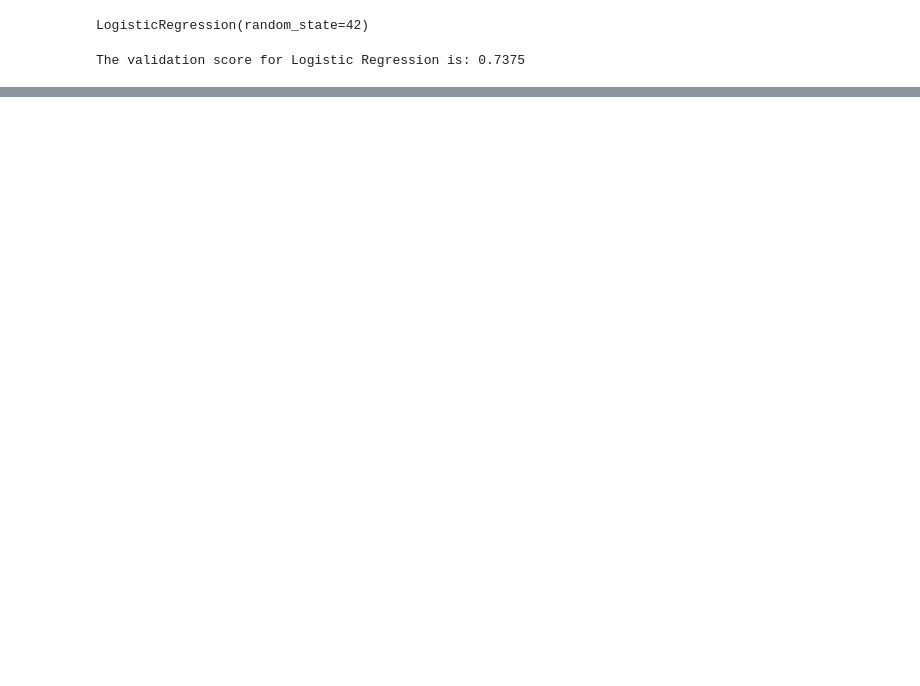
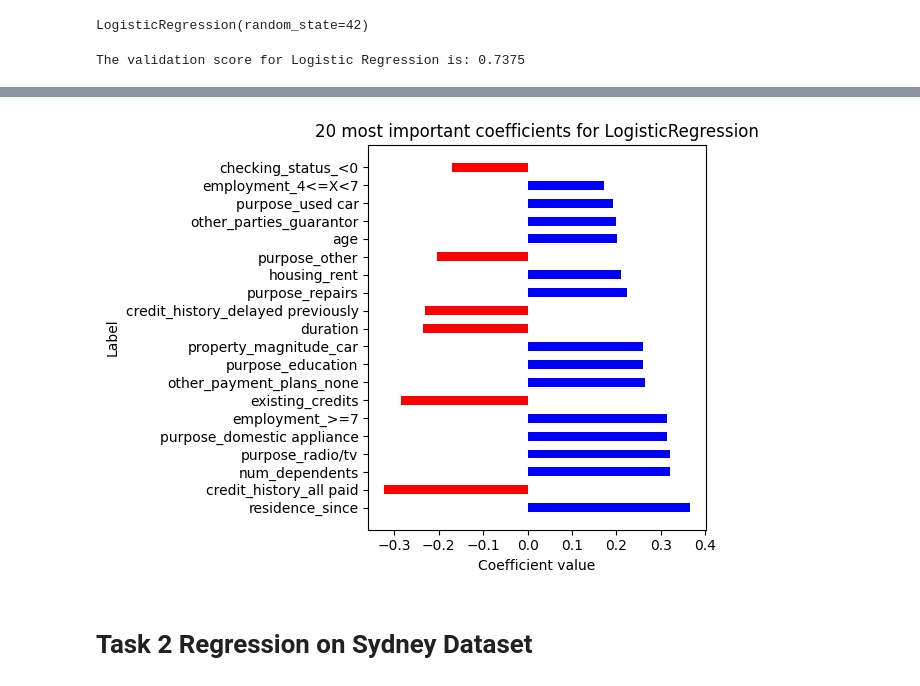
Before and after one commit to ycsilvia/Coursework, a Jupyter notebook: AppliedMachineLearning/HW2/HW2.ipynb, the cells around one changed output, grey strips where cells are left out. Drawn from its saved outputs; the diff is of its cells as text; code cells hidden in the pictures; blank space fills up the shorter version.

```diff
--- a/AppliedMachineLearning/HW2/HW2.ipynb
+++ b/AppliedMachineLearning/HW2/HW2.ipynb
@@ -296,23 +349,27 @@ print("The best parameter values for Linear SVM: " + str(grid.best_params_))
 # %%
 pipe = Pipeline([('scaler', preprocess),('classifier', LinearSVC(C=grid.best_params_["classifier__C"]))])
 pipe.fit(X_train_val,y_train_val)
 
 coefficients=pipe.get_params()['classifier'].coef_
-cat_names= list(preprocess.named_transformers_['onehotencoder'].get_feature_names())
+cat_names= list(preprocess.named_transformers_['onehotencoder'].get_feature_names_out())
 features = continuous_columns.copy()
 features.extend(cat_names)
 
 coefficient_list = list(coefficients[0])
 
 # combined_list = [(i,j) for i,j in zip(coefficient_list,features)]
 # sorted_combination =sorted(combined_list, key = lambda x: abs(x[0]),reverse=True)
 # top_20 = sorted_combination[:20]
 
 fig, axes = plt.subplots()
 for coef in sorted(coefficient_list,key = lambda x: abs(x),reverse=True)[:20]:
     plt.barh(features[coefficient_list.index(coef)], coef, height=.5, color=plt.cm.bwr_r(np.sign(coef)))
 
 plt.xlabel("Coefficient value")
 plt.ylabel("Label")
 plt.title("20 most important coefficients for LogisticRegression")
 plt.tight_layout()
+# %% [output]
+[figure, added]
+# %% [markdown]
+# Task 2 Regression on Sydney Dataset
```
Also changed, not shown: parts of 21 cells of this notebook.
